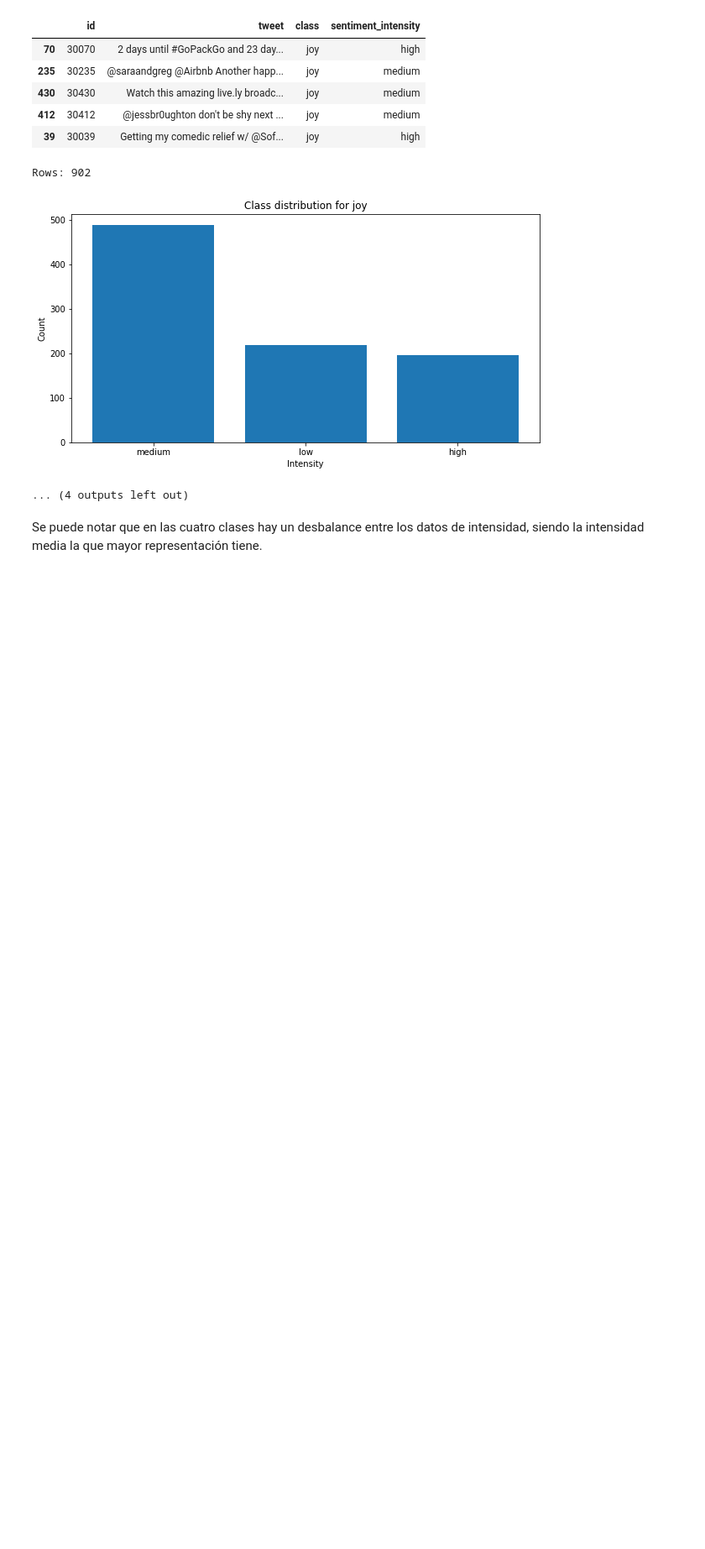
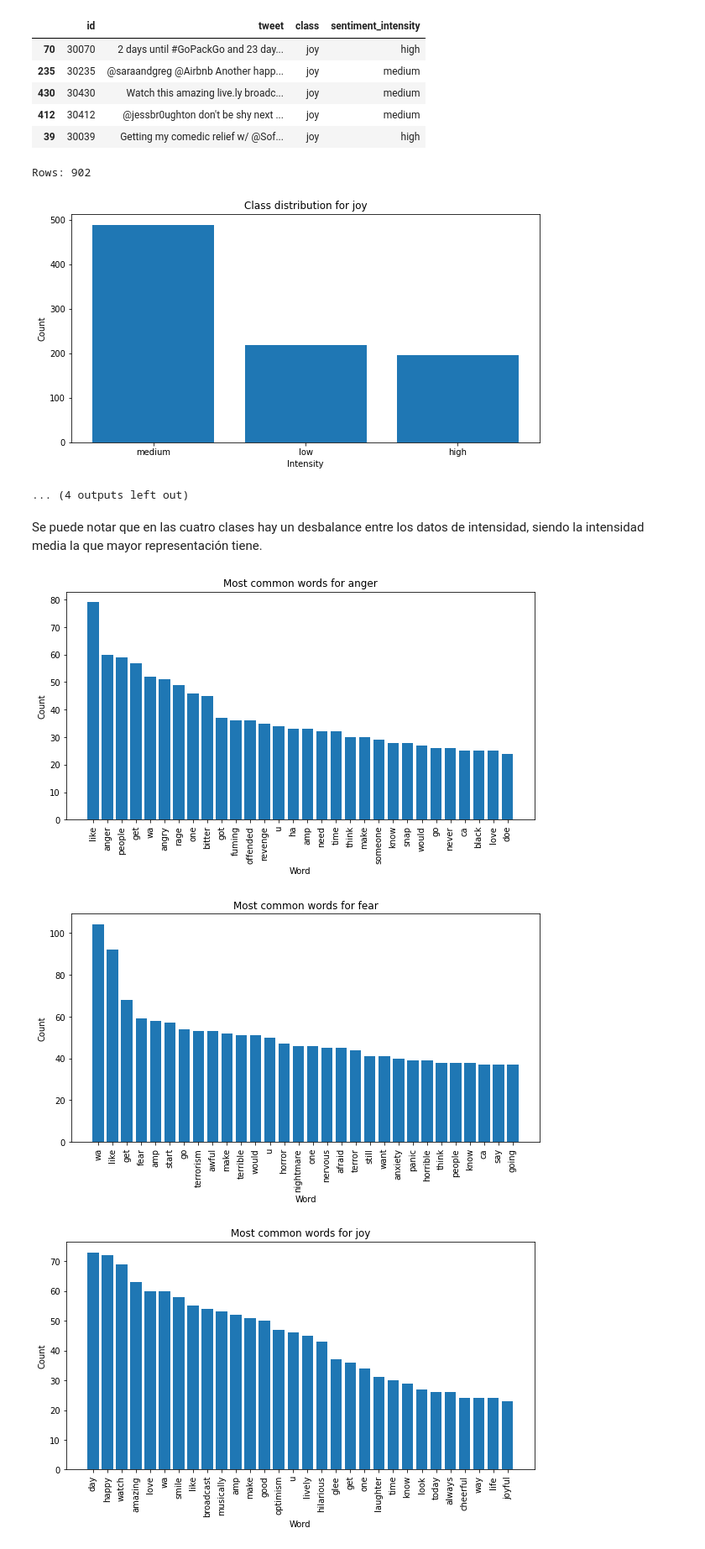
Before and after one commit to Keviinplz/nlp-comp1, a Jupyter notebook: data-exploration.ipynb, the cells around one changed output. Shown at 84% size. Saved outputs shown, nothing was run; the diff lists cells and outputs as text; code cells hidden in the pictures; blank space fills up the shorter version.

Commit message:
most common words by class and intensity

```diff
--- a/data-exploration.ipynb
+++ b/data-exploration.ipynb
@@ -69,3 +112,23 @@ Rows: 902
 ... (4 outputs left out)
 # %% [markdown]
 Se puede notar que en las cuatro clases hay un desbalance entre los datos de intensidad, siendo la intensidad media la que mayor representación tiene.
+# %%
+# Getting most common words
+import matplotlib.pyplot as plt
+
+for feeling, df in train.items():
+    words_count = get_most_common_words(df=df, intensity=None)
+
+    # Graph most MAX_WORDS common words, where 'y' axis are the words,
+    # and x axis is the frequency, sorted by most common
+    plt.figure(figsize=(10,5))
+    plt.bar(range(len(words_count)), [words_count[word] for word in words_count], align='center')
+    plt.xticks(range(len(words_count)), [word for word in words_count], rotation=90)
+    plt.title(f'Most common words for {feeling}')
+    plt.xlabel('Word')
+    plt.ylabel('Count')
+    plt.show()
+# %% [output]
+[figure, added]
+[figure, added]
+[figure, added]
```
Also changed, not shown: parts of 3 cells of this notebook.
